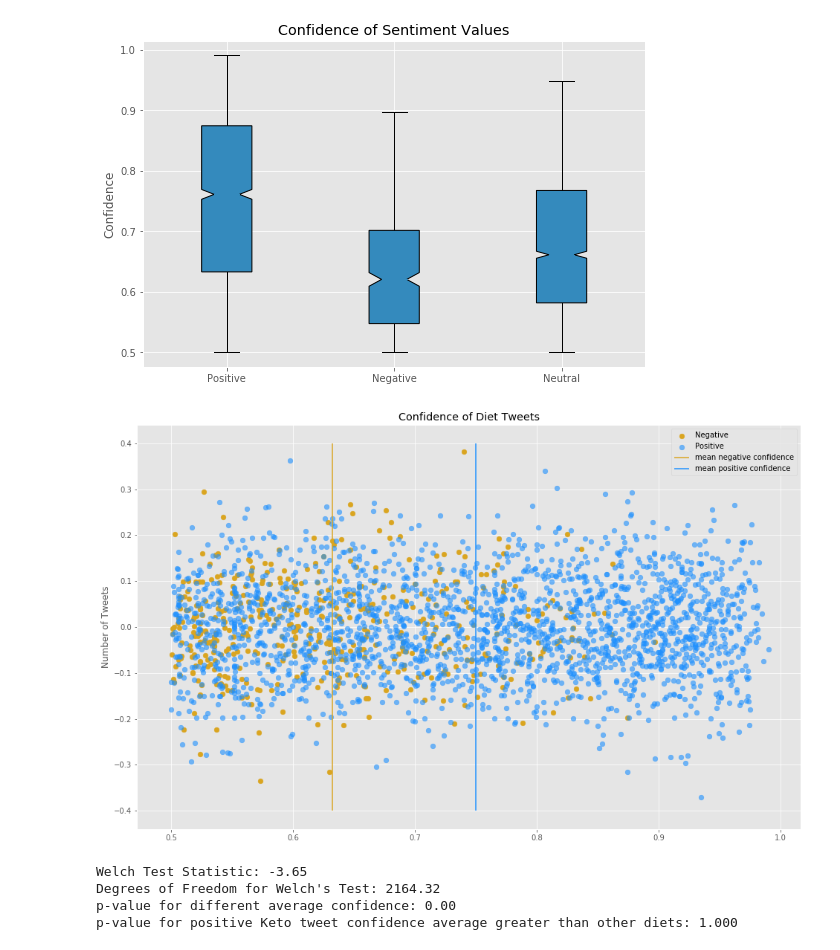
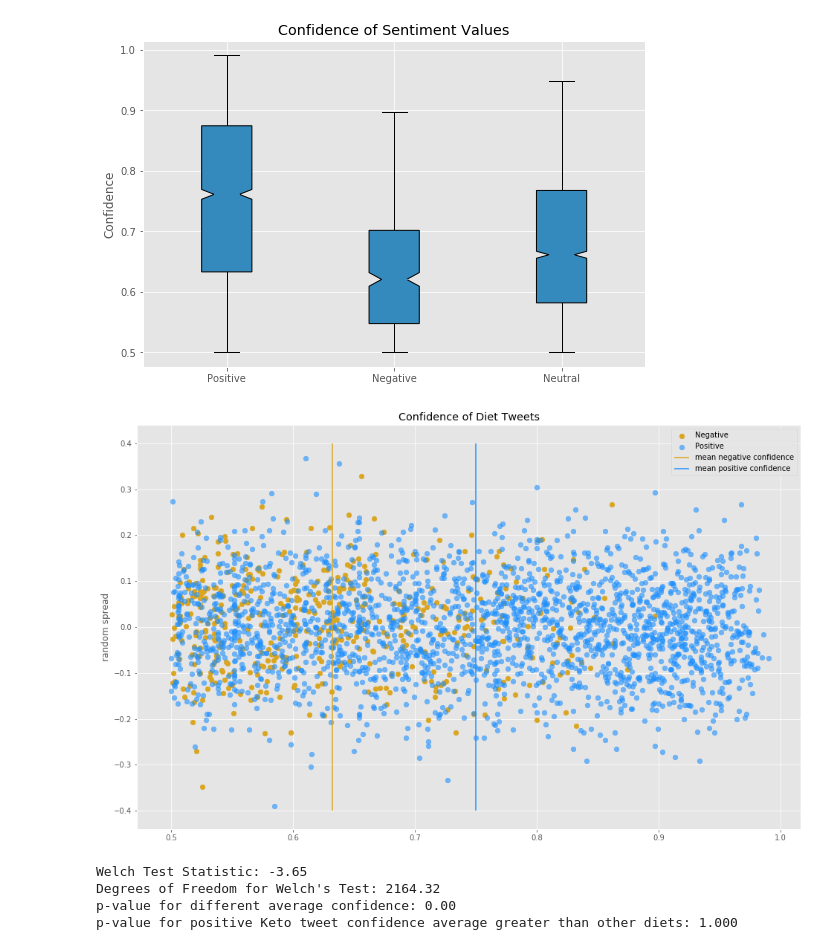
Before and after one commit to vinhttran/fad_diets, a Jupyter notebook: test_code.ipynb, the cells around one changed output. Saved outputs shown, nothing was run; the diff lists cells and outputs as text; code cells hidden in the pictures.

```diff
--- a/test_code.ipynb
+++ b/test_code.ipynb
@@ -938,18 +938,18 @@ fig.savefig('images/Confidence_box_plots.png')
 [figure]
 # %%
 #Histogram of confidence for Positive vs Negative Comments
-fix, ax = plt.subplots(1, figsize=(16,10))
+fig, ax = plt.subplots(1, figsize=(16,10))
 
 ax.scatter(negative_confidence, np.repeat(0, len(negative_confidence)) + np.random.normal(0, 0.1, len(negative_confidence)), s=45, label = "Negative", color = "goldenrod")
 ax.scatter(positive_confidence, np.repeat(0, len(positive_confidence)) + np.random.normal(0, 0.1, len(positive_confidence)), s=45, label = "Positive", color = "dodgerblue", alpha = .6)
 ax.vlines(np.mean(negative_confidence), -.4, .4, label = "mean negative confidence", color = "goldenrod")
 ax.vlines(np.mean(positive_confidence), -.4, .4, label = "mean positive confidence", color = "dodgerblue")
 ax.set_title('Confidence of Diet Tweets')
-ax.set_ylabel('Number of Tweets')
+ax.set_ylabel('random spread')
 ax.legend()
 fig.savefig('images/Confidence_of_Pos.png')
 # %% [output]
-[figure, old version]
+[figure, new version]
 # %%
 df_keto.info()
 # %%
```
Also changed, not shown: parts of 1 cell of this notebook, 8 other files.
